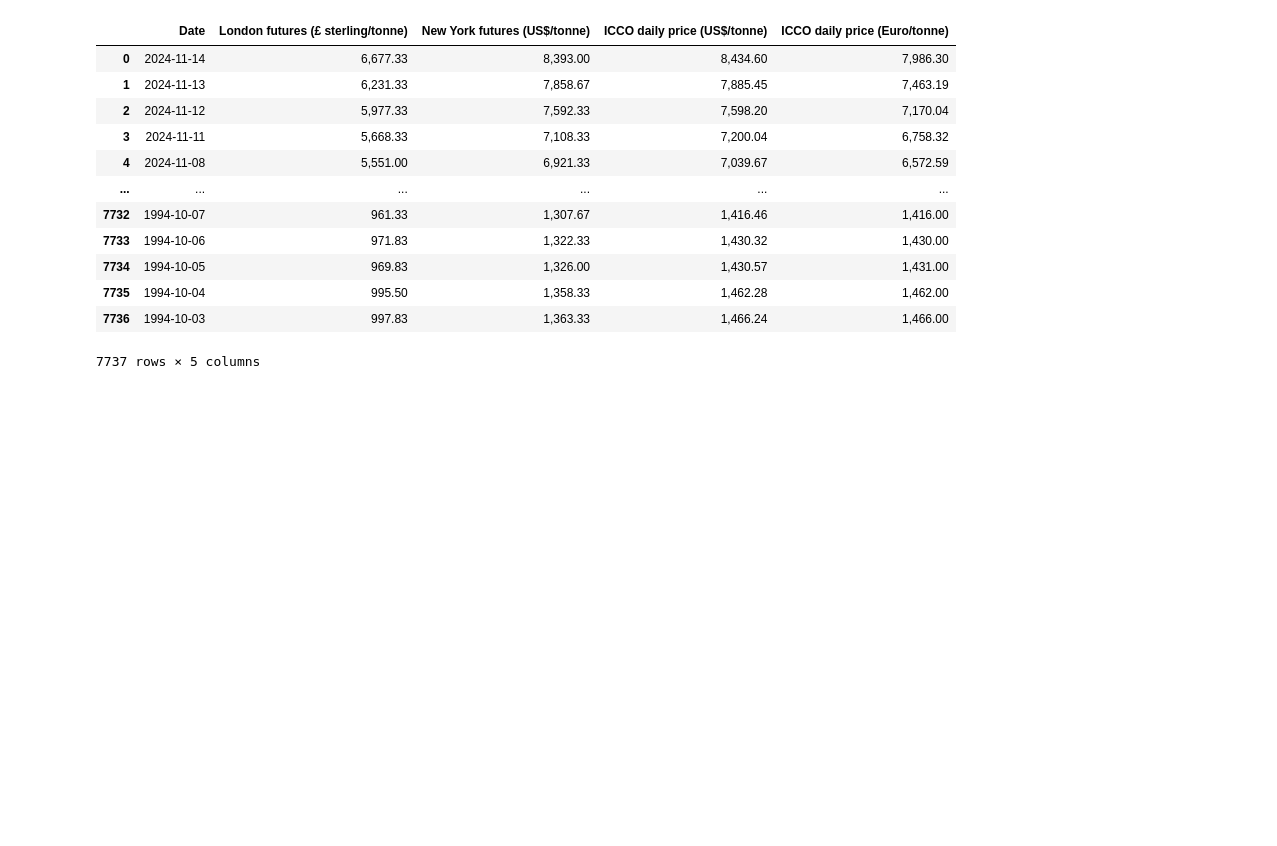
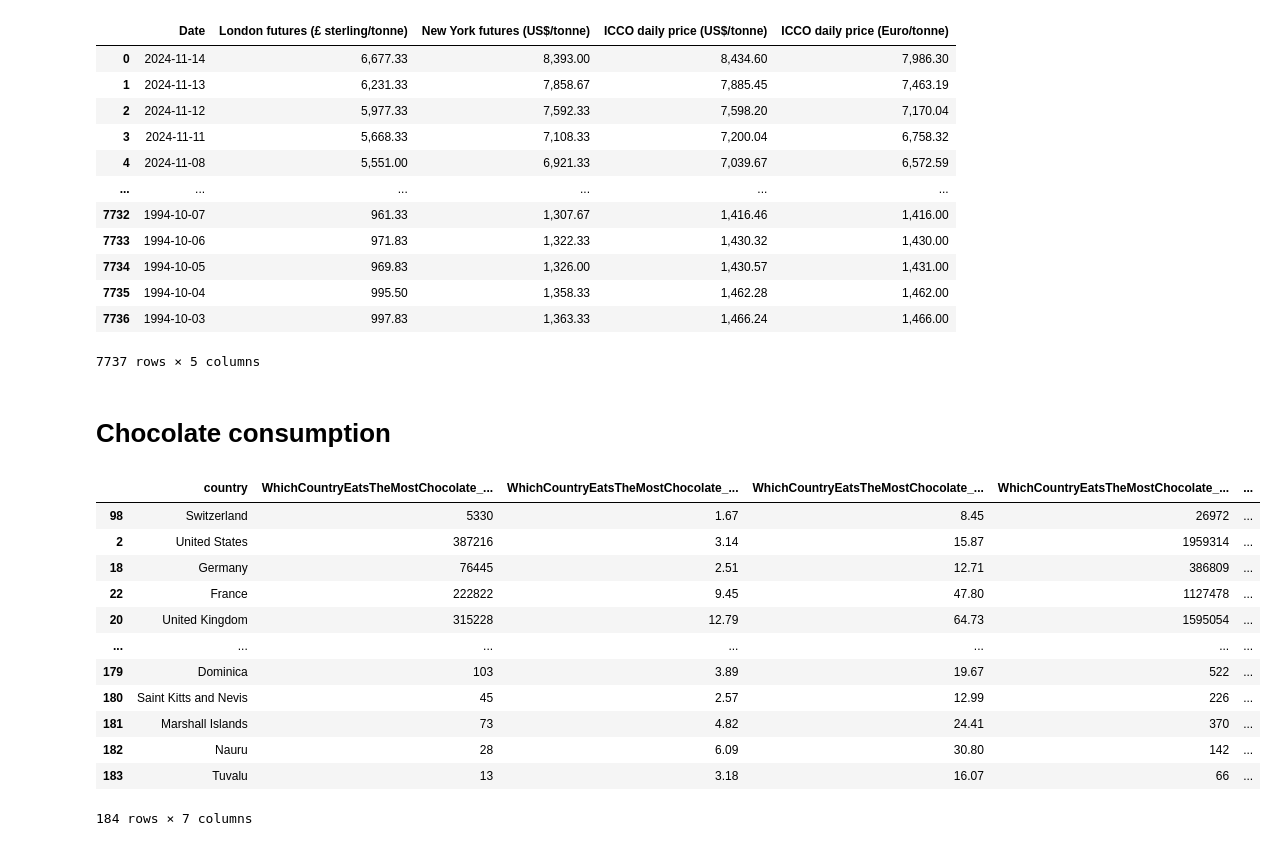
Before and after one commit to Hallo-sketch/Map-Project, a Jupyter notebook: notebooks/Cote d'ivore.ipynb, the cells around one changed output. Saved outputs shown, nothing was run; the diff lists cells and outputs as text; code cells hidden in the pictures; blank space fills up the shorter version.

```diff
--- a/notebooks/Cote d'ivore.ipynb
+++ b/notebooks/Cote d'ivore.ipynb
@@ -192,3 +192,24 @@ fig.update_layout(
 
 # Show the figure
 fig.show()
+# %% [markdown]
+# Chocolate consumption
+# %%
+import pandas as pd
+
+consumption_df = pd.read_csv("/Users/liammartin/Desktop/Map-Project/Dashboard/data/which-country-eats-the-most-chocolate-in-2024?.csv").sort_values('WhichCountryEatsTheMostChocolate_FoodSupply_KcalPerCapitaPerDay_2022', ascending=False)
+display(consumption_df)
+# %% [output]
+|  | country | WhichCountryEatsTheMostChocolate_... | WhichCountryEatsTheMostChocolate_... | WhichCountryEatsTheMostChocolate_... | WhichCountryEatsTheMostChocolate_... | ... |
+| 98 | Switzerland | 5330 | 1.67 | 8.45 | 26972 | ... |
+| 2 | United States | 387216 | 3.14 | 15.87 | 1959314 | ... |
+| 18 | Germany | 76445 | 2.51 | 12.71 | 386809 | ... |
+| 22 | France | 222822 | 9.45 | 47.80 | 1127478 | ... |
+| 20 | United Kingdom | 315228 | 12.79 | 64.73 | 1595054 | ... |
+| ... | ... | ... | ... | ... | ... | ... |
+| 179 | Dominica | 103 | 3.89 | 19.67 | 522 | ... |
+| 180 | Saint Kitts and Nevis | 45 | 2.57 | 12.99 | 226 | ... |
+| 181 | Marshall Islands | 73 | 4.82 | 24.41 | 370 | ... |
+| 182 | Nauru | 28 | 6.09 | 30.80 | 142 | ... |
+| 183 | Tuvalu | 13 | 3.18 | 16.07 | 66 | ... |
+184 rows × 7 columns
```
Also changed, not shown: parts of 1 cell of this notebook, 24 other files.
